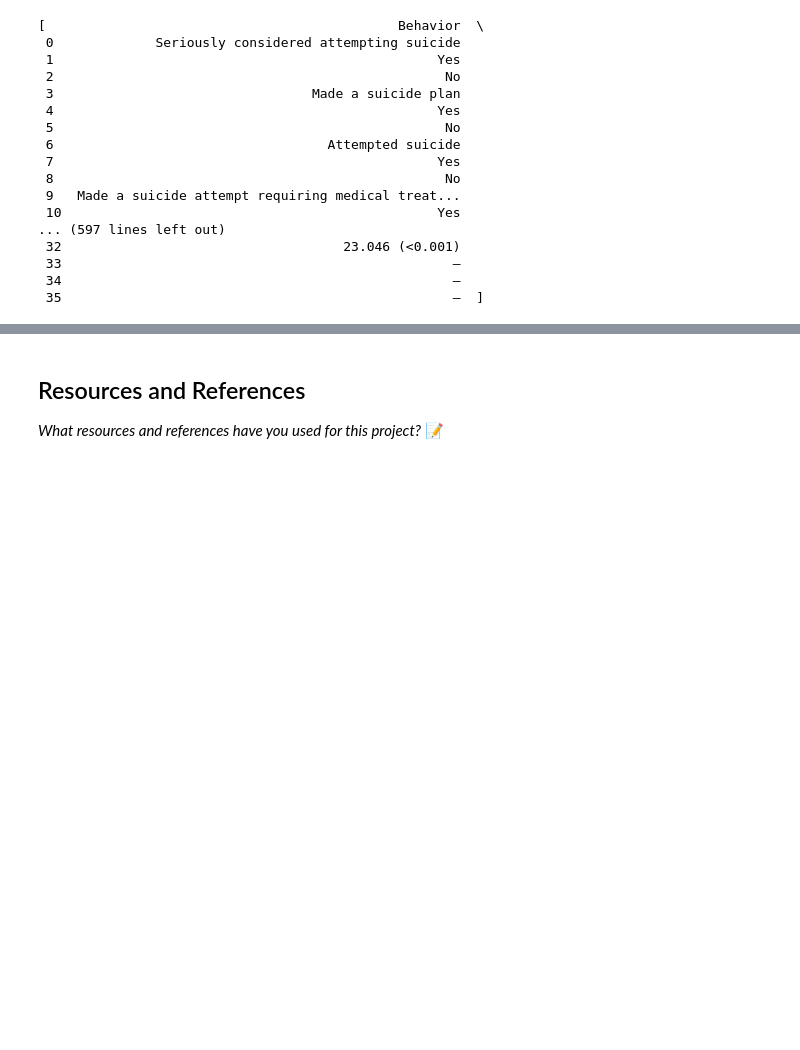
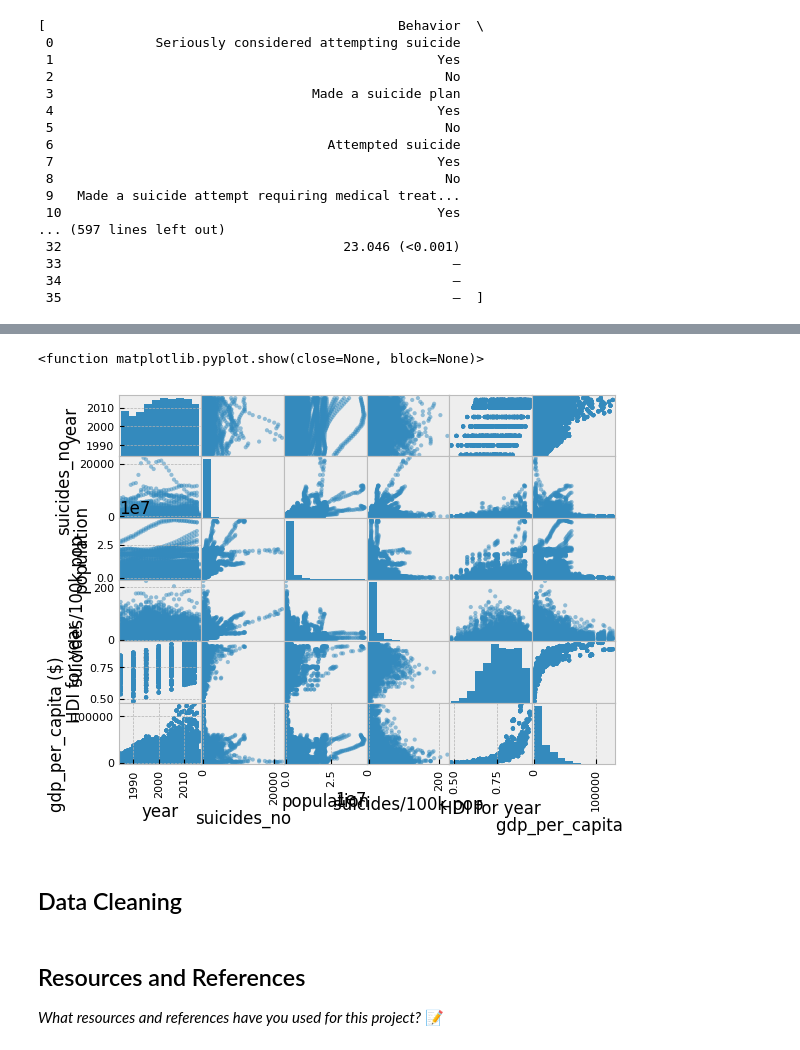
Before and after one commit to IT4063C-Fall23/final-project-zeddy180, a Jupyter notebook: source.ipynb, the cells around one changed output, grey strips where cells are left out. Cells and saved outputs as stored; diff of their text form; code cells hidden in the pictures; blank space fills up the shorter version.

Commit message:
created scatterplot to help visualize the data to try and observe the patterns

```diff
--- a/source.ipynb
+++ b/source.ipynb
@@ -166,3 +190,12 @@ cdc_data_df
+# %%
+#Plotting the scatter plot to see how the different variables withing the data relate to each other
+scatter_matrix (suicide_df)
+plt.show
+# %% [output]
+<function matplotlib.pyplot.show(close=None, block=None)>
+[figure, added]
+# %% [markdown]
+## Data Cleaning
 # %% [markdown]
 ## Resources and References
 *What resources and references have you used for this project?*
```
Also changed, not shown: parts of 3 cells of this notebook.
